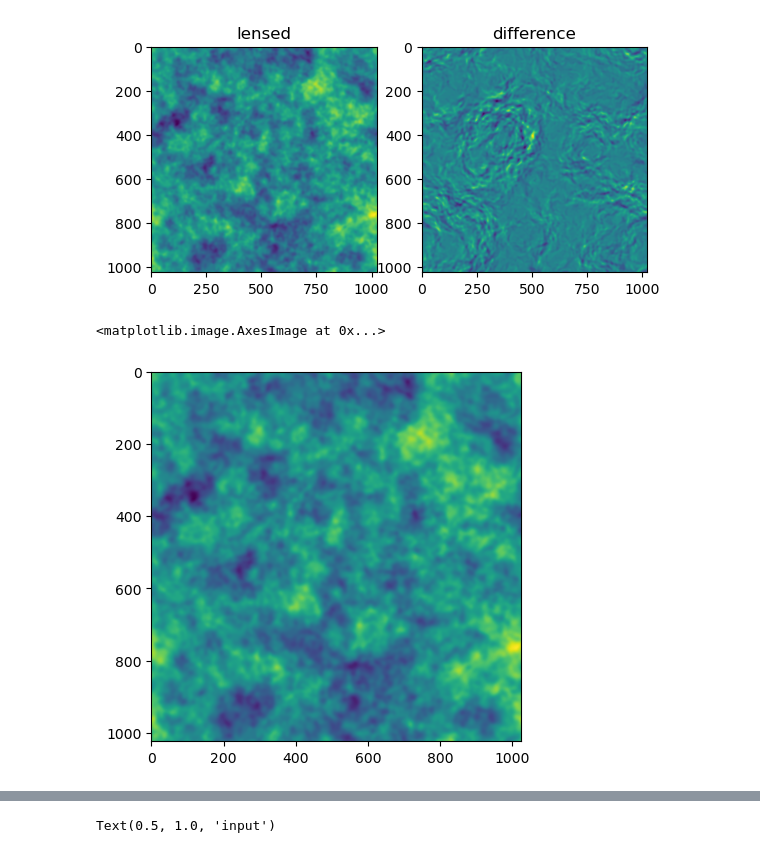
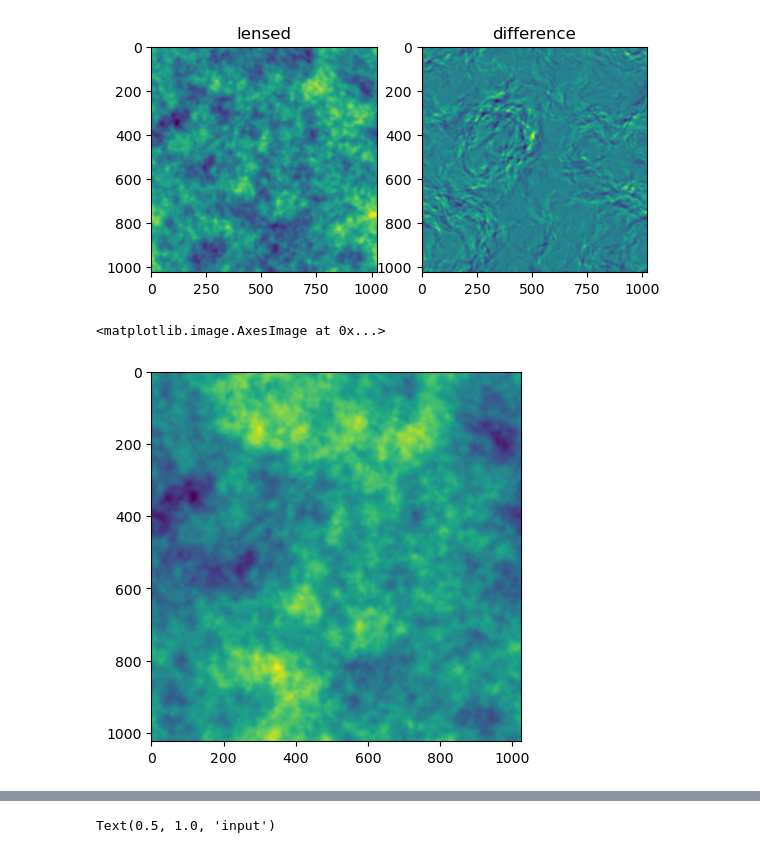
Before and after one commit to antolonappan/cmbml, a Jupyter notebook: cmb.ipynb, the cells around one changed output, grey strips where cells are left out. Drawn from its saved outputs; the diff is of its cells as text; code cells hidden in the pictures.

Commit message:
1/f noise
Signed-off-by: Anto Idicherian Lonappan <antolonappan@icloud.com>

```diff
--- a/cmb.ipynb
+++ b/cmb.ipynb
@@ -61,24 +64,26 @@ ell = cmb.ell
 # %%
 
 beam_arcmin = 1.4
 
 
 kbeam2d = gauss_beam(modlmap,beam_arcmin)
 
 beamed = filter_map(lensed,kbeam2d)
 
 
-noise_uk_arcmin = 1.5
+noise_uk_arcmin = 35
 
-Clnoise = (noise_uk_arcmin*np.pi/180./60.)**2.
-Dlnoise = Clnoise*np.ones(ell.size)
+# Clnoise = (noise_uk_arcmin*np.pi/180./60.)**2.
+# Dlnoise = Clnoise*(1+(cmb.ell/600)**-5.)
+
+Dlnoise = noise_spectra(noise_uk_arcmin,cmb.ell.max(),600)
 
 noise_map = cl2map(N,pix_size,ell,Dlnoise)
 
 
 observed = beamed + noise_map
 
 plt.imshow(observed)
 # %% [output]
 <matplotlib.image.AxesImage at 0x...>
-[figure, old version]
+[figure, new version]
```
Also changed, not shown: parts of 10 cells of this notebook, 1 other file.
